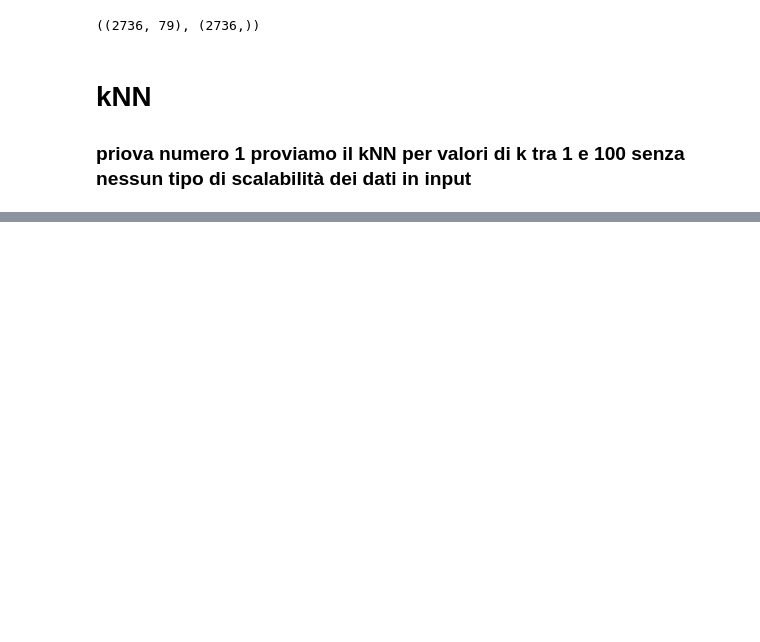
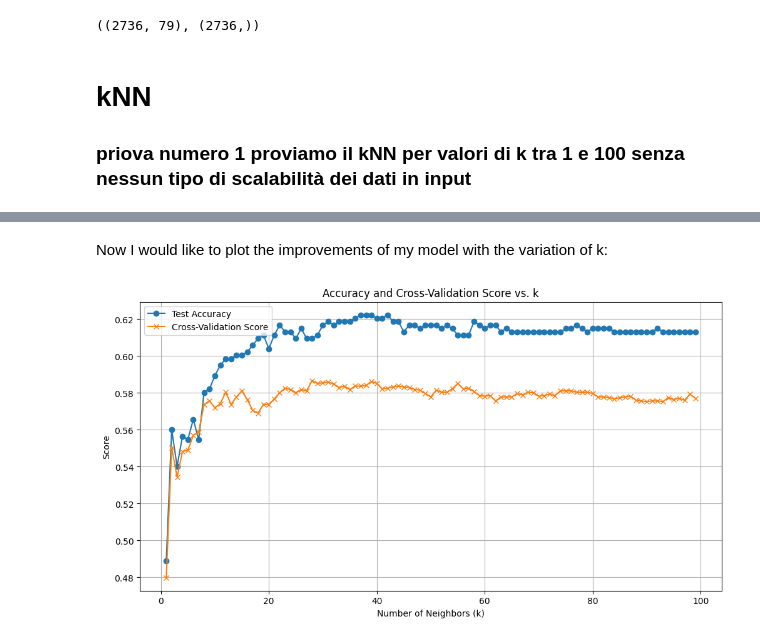
Before and after one commit to Assz2/DWM, a Jupyter notebook: kNN.ipynb, the cells around one changed output, grey strips where cells are left out. Saved outputs shown, nothing was run; the diff lists cells and outputs as text; code cells hidden in the pictures; blank space fills up the shorter version.

```diff
--- a/kNN.ipynb
+++ b/kNN.ipynb
@@ -75,0 +127,6 @@ Feature PreInt_EduHx-Season_Winter -> Scale:    1.00
+# %% [markdown]
+Now I would like to plot the improvements of my model with the variation of k:
+# %%
+print_analysis()
+# %% [output]
+[figure, added]
```
Also changed, not shown: parts of 19 cells of this notebook, 2 other files.
